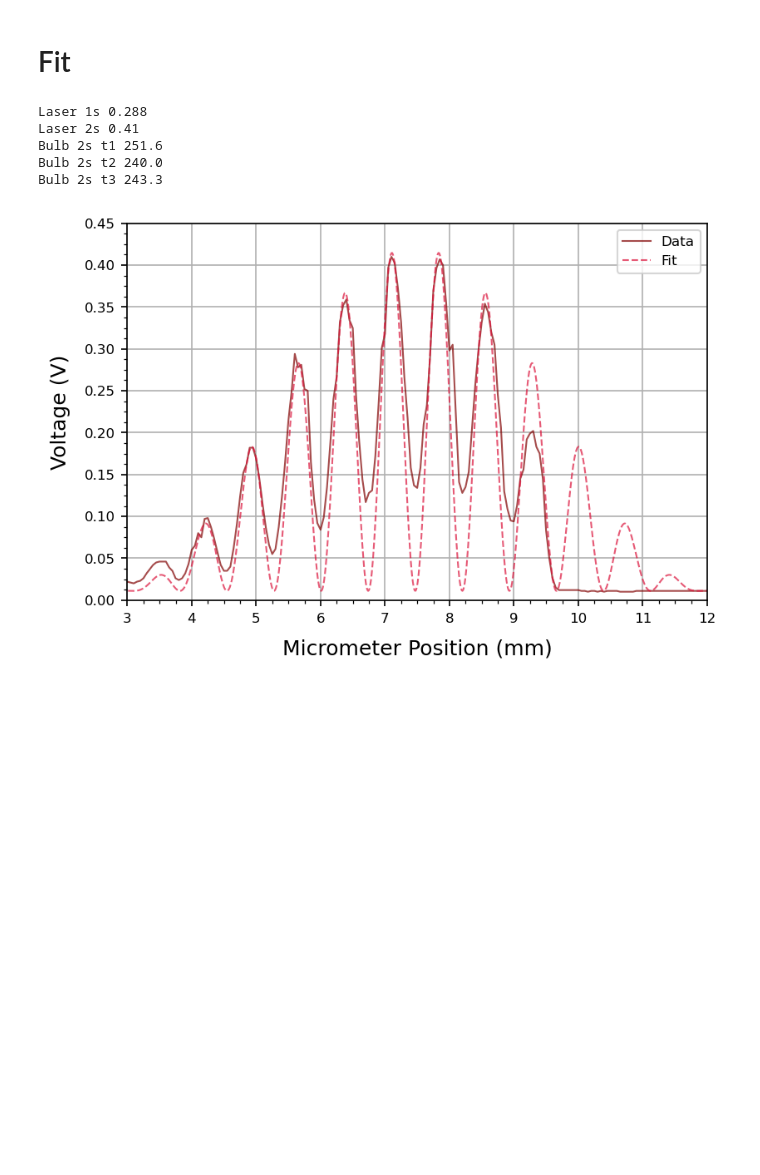
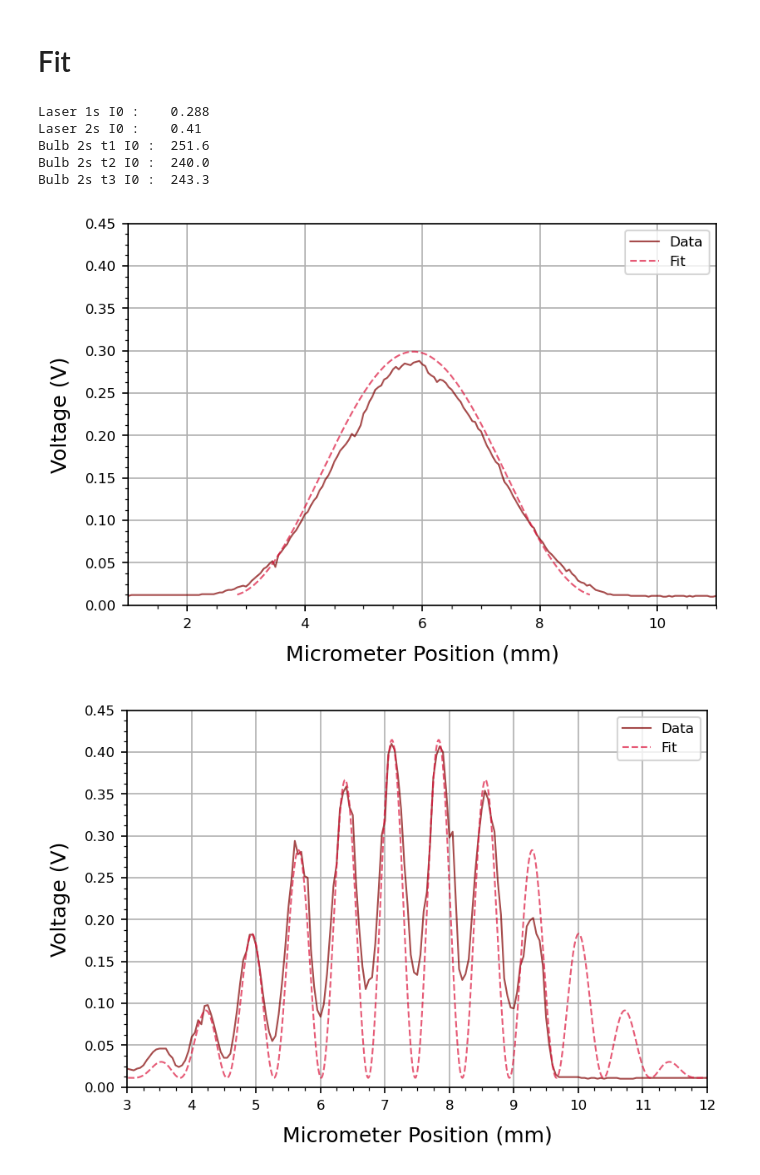
Before and after one commit to parallax-xallaraq/PHSX616, a Jupyter notebook: Lab1 - Two Slit Interference/Code/Fitting.ipynb, the cells around one changed output. Cells and saved outputs as stored; diff of their text form; code cells hidden in the pictures; blank space fills up the shorter version.

Commit message:
fit laser 1 slit

```diff
--- a/Lab1 - Two Slit Interference/Code/Fitting.ipynb
+++ b/Lab1 - Two Slit Interference/Code/Fitting.ipynb
@@ -68,15 +64,15 @@ def GetI0(tables: dict[str, dict[str, np.array]]) :
             valueDict['I0'] = max(valueDict['Photon/S (Hz)'])
         else :
             raise Exception('Invalid key')
-        print(keyExperiment, valueDict['I0'])
+        print(keyExperiment, 'I0 :\t',valueDict['I0'])
 
 GetI0(tables)
 # %% [output]
-Laser 1s 0.288
-Laser 2s 0.41
-Bulb 2s t1 251.6
-Bulb 2s t2 240.0
-Bulb 2s t3 243.3
+Laser 1s I0 :    0.288
+Laser 2s I0 :    0.41
+Bulb 2s t1 I0 :  251.6
+Bulb 2s t2 I0 :  240.0
+Bulb 2s t3 I0 :  243.3
 # %%
 def GetXShift(tables, experimentKey, xKey, yKey) :
     return tables[experimentKey][xKey] [ # get x position of maximum
@@ -102 +98,25 @@ def I(x, I0, alpha, beta) :
+# %%
+expKey = 'Laser 1s'
+
+tables[expKey]['Alpha'] = 0
+tables[expKey]['Beta']  = 0.5
+xfit = GetX((-3,3,))
+yfit = Envelope(xfit, tables[expKey]['I0'], tables[expKey]['Beta'])
+
+myplt.PlotMultiXY(
+    x = [   tables[expKey]['Micrometer Position (mm)'],
+            xfit + GetXShift(tables, expKey, 'Micrometer Position (mm)', 'Voltage (V)') - 0.1],
+    y = [   tables[expKey]['Voltage (V)'],
+            yfit + GetYShift(tables, expKey, 'Voltage (V)') ],
+    color       = [ 'maroon', 'crimson' ],
+    linestyle   = ['-','--'],
+    legend      = [ 'Data', 'Fit' ],
+    xlab        = 'Micrometer Position (mm)',
+    ylab        = 'Voltage (V)',
+    xlim        = [ 1, 11 ],
+    ylim        = [ 0, 0.45 ],
+    fileName    = path_fig + 'Fit_Laser1s.png'
+)
+# %% [output]
+[figure, added]
 # %%
```
Also changed, not shown: parts of 4 cells of this notebook, 1 other file.
